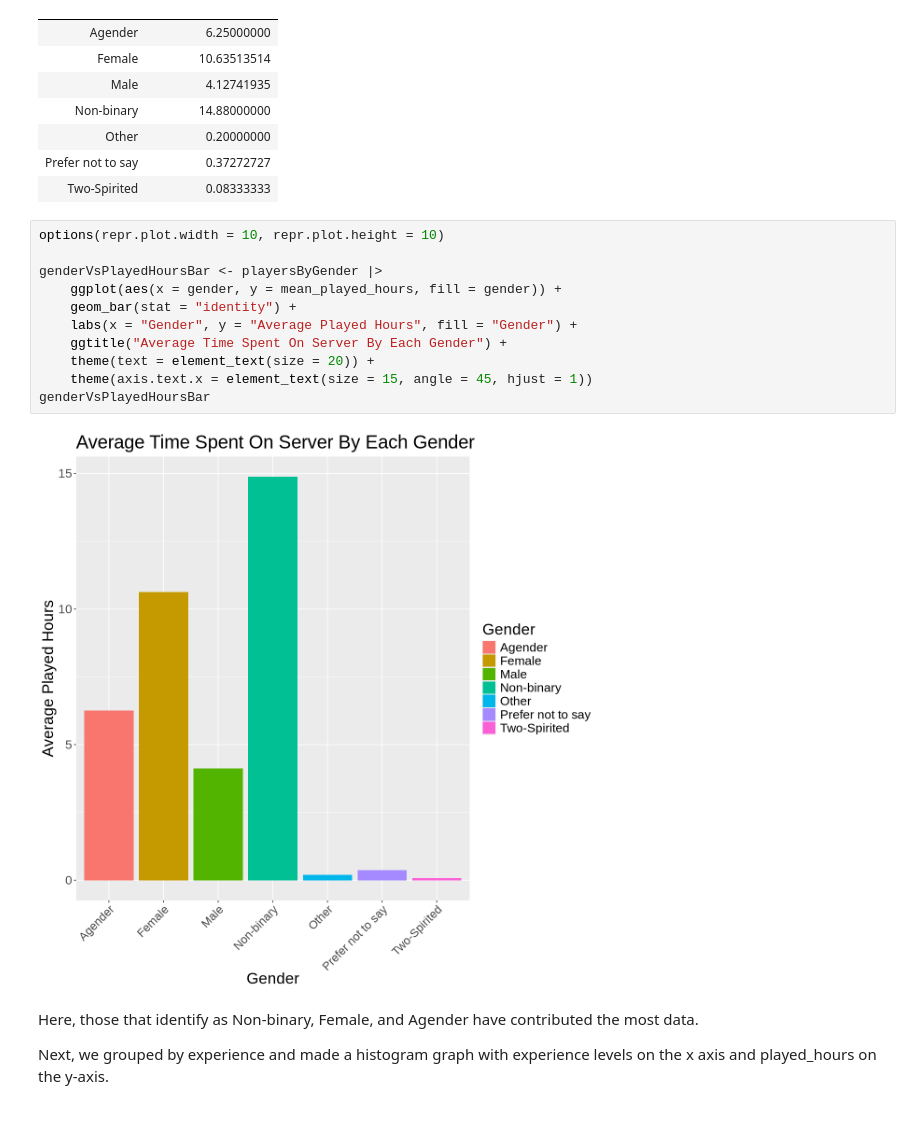
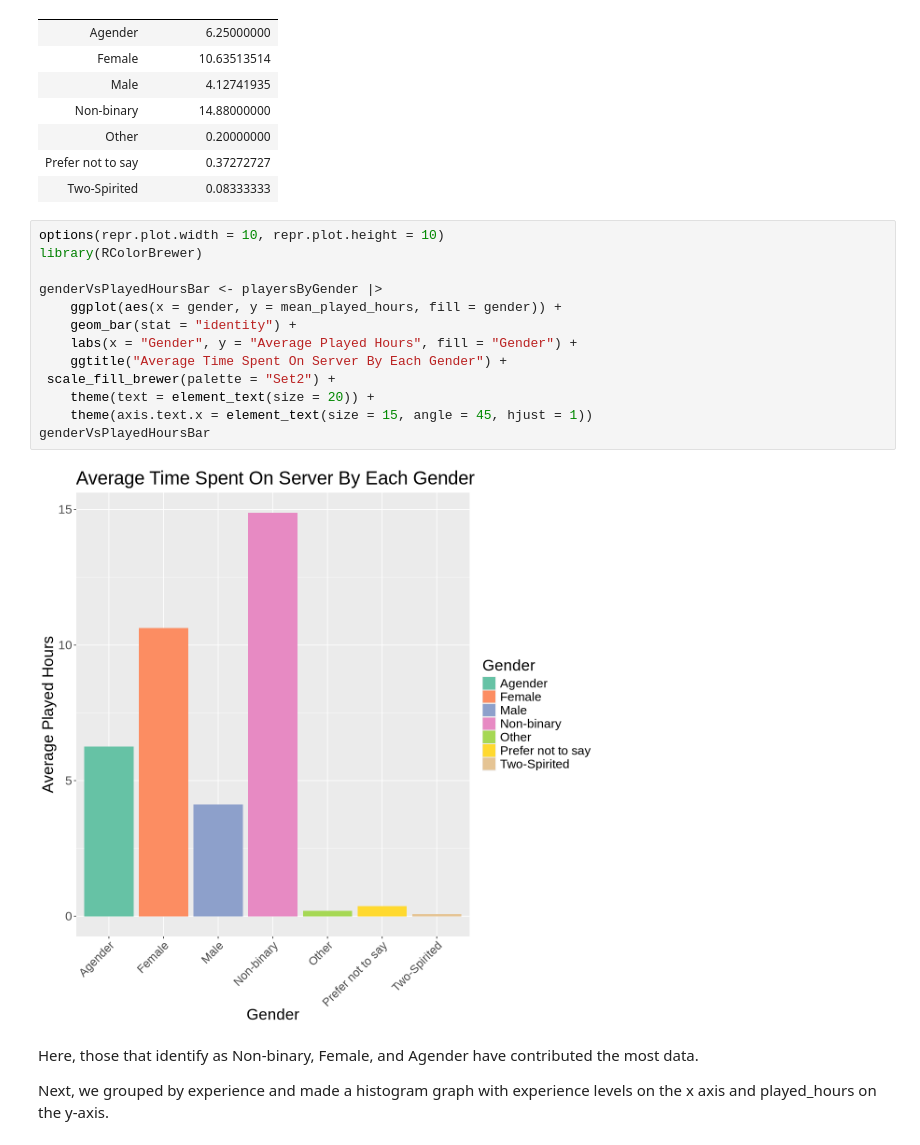
Before and after one commit to johnnyleeom/DSCI100-Project, a Jupyter notebook: Intro.ipynb, the cells around one changed output. Saved outputs shown, nothing was run; the diff lists cells and outputs as text.

```diff
--- a/Intro.ipynb
+++ b/Intro.ipynb
@@ -105,17 +105,19 @@ A tibble: 7 × 2
 | Two-Spirited | 0.08333333 |
 # %%
 options(repr.plot.width = 10, repr.plot.height = 10)
+library(RColorBrewer)
 
 genderVsPlayedHoursBar <- playersByGender |>
     ggplot(aes(x = gender, y = mean_played_hours, fill = gender)) +
     geom_bar(stat = "identity") +
     labs(x = "Gender", y = "Average Played Hours", fill = "Gender") +
     ggtitle("Average Time Spent On Server By Each Gender") +
+ scale_fill_brewer(palette = "Set2") +
     theme(text = element_text(size = 20)) +
     theme(axis.text.x = element_text(size = 15, angle = 45, hjust = 1))
 genderVsPlayedHoursBar
 # %% [output]
-[figure, old version]
+[figure, new version]
 # %% [markdown]
 Here, those that identify as Non-binary, Female, and Agender have contributed the most data.
 
```
Also changed, not shown: parts of 10 cells of this notebook.
